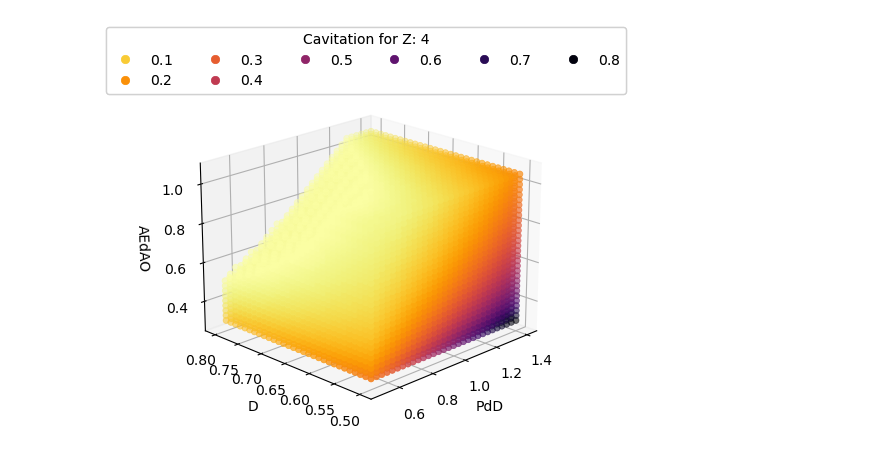
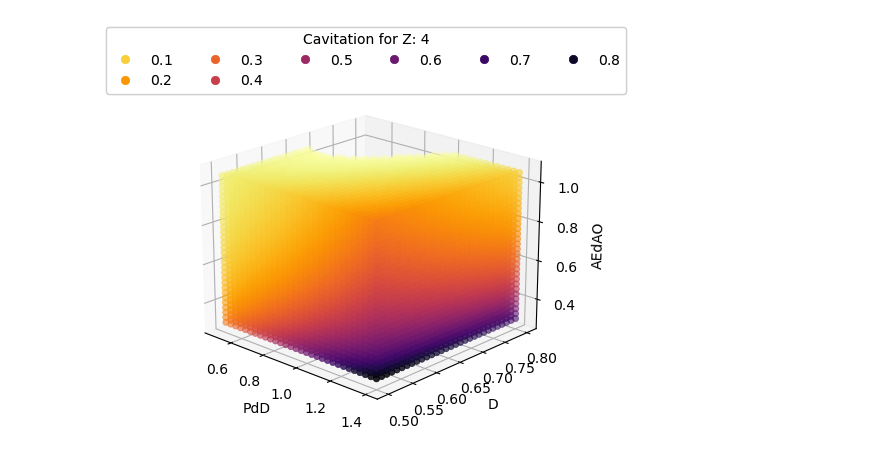
Before and after one commit to pauloBFalmeida/hydrone, a Jupyter notebook: SpaceScan/scan_analise_constraints.ipynb, the cells around one changed output. Saved outputs shown, nothing was run; the diff lists cells and outputs as text; code cells hidden in the pictures.

```diff
--- a/SpaceScan/scan_analise_constraints.ipynb
+++ b/SpaceScan/scan_analise_constraints.ipynb
@@ -22,9 +22,10 @@ list_Z = range(range_Z[0], range_Z[1]+1)
 # %%
 dir_name = 'scans_with_constraints'
 
-V_S = '7_0'
+# V_S = '7_0'
 # V_S = '7_5'
-# V_S = '8_0'
+V_S = '8_0'
+# V_S = '8_5'
 
 dir_name += '/'+V_S
 # dir_name = V_S
@@ -33,15 +50,14 @@ dir_name += '/'+V_S
 dfs = {}
 
 # columns names
-col_names = ['D', 'AEdAO', 'PdD', 'Z', 'P_B', 't075dD','tmin075dD', 'tal07R','cavLim', 'Vtip','Vtipmax']
-# col_names = ['D', 'AEdAO', 'PdD', 'Z', 'P_B', 'strength','strengthMin', 'cavitation','cavitationMax', 'velocity','velocityMax']
-
+col_names = ['D', 'AEdAO', 'PdD', 'Z', 'P_B', 'n', 'fit', 't075dD','tmin075dD', 'tal07R','cavLim', 'Vtip','Vtipmax']
 # for filename in listdir(dir_name):
 for z in range(2,8):
     filename = str(z)+'.csv'
     filename = dir_name+'/'+filename
-    dfs[z] = pd.read_csv(filename, header=None, skiprows=1, names=col_names)
+    dfs[z] = pd.read_csv(filename, skiprows=1, names=col_names)
 
+    dfs[z] = dfs[z].drop(columns=['n', 'fit'])
 #     for c in dfs[z]:
 #         dfs[z].astype('float')
 # %%
@@ -118,33 +146,33 @@ def show_P_B_graph(z, dfs_type, col_name):
         return
 
     # Data for three-dimensional scattered points
     xdata = list(df['PdD'])
     ydata = list(df['D'])
     zdata = list(df['AEdAO'])
     cdata = list(df[col_name])
     ax.set_xlabel('PdD')
     ax.set_ylabel('D')
     ax.set_zlabel('AEdAO')
 
 #     g = ax.scatter3D(xdata, ydata, zdata, c=cdata, cmap='cool', linewidth=0.5)
 #     g = ax.scatter3D(xdata, ydata, zdata, c=cdata, cmap='Accent', linewidth=0.5)
 #     g = ax.scatter3D(xdata, ydata, zdata, c=cdata, cmap='viridis_r', linewidth=0.5)
     g = ax.scatter3D(xdata, ydata, zdata, c=cdata, cmap='inferno_r', linewidth=0.5)
 #     g = ax.scatter3D(xdata, ydata, zdata, c=cdata, cmap='gnuplot_r', linewidth=0.5)
 
     legend = ax.legend(*g.legend_elements(),
                        loc="upper center", borderaxespad=-3,
                        title=col_name+" for Z: "+str(z),
                        ncol=6)
     ax.add_artist(legend);
 
-#     ax.view_init(20, -47)
-    ax.view_init(20, -135)
+    ax.view_init(20, -47)
+#     ax.view_init(20, -135)
 
 
 z = 4
 # show_P_B_graph(z, dfs_velocity, 'Velocity')
 show_P_B_graph(z, dfs_cavitation, 'Cavitation')
 # show_P_B_graph(z, dfs_strenght, 'Strenght')
 # %% [output]
-[figure, old version]
+[figure, new version]
```
Also changed, not shown: parts of 11 cells of this notebook, 8 other files.
